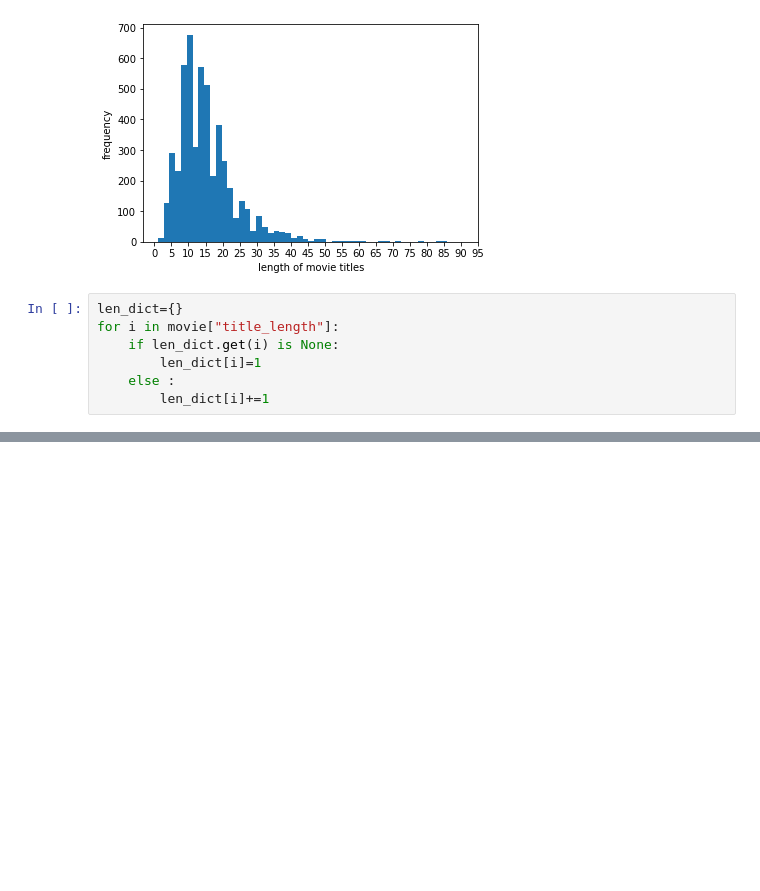
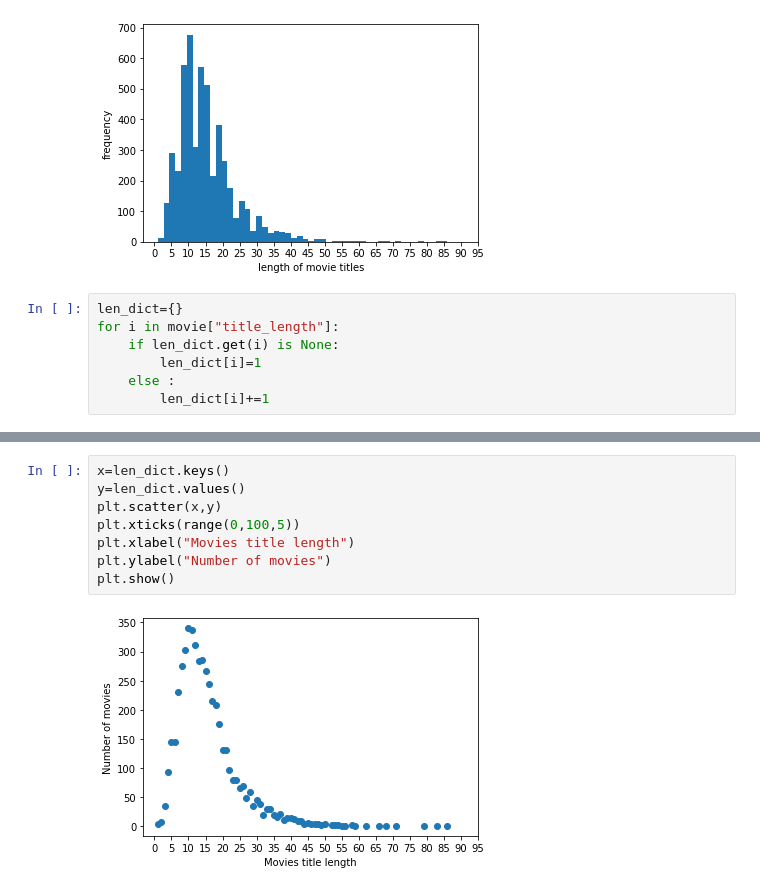
Before and after one commit to kumarshobhit/Python-master-course, a Jupyter notebook: DataScience/Matplotlib.ipynb, the cells around one changed output, grey strips where cells are left out. Saved outputs shown, nothing was run; the diff lists cells and outputs as text; blank space fills up the shorter version.

```diff
--- a/DataScience/Matplotlib.ipynb
+++ b/DataScience/Matplotlib.ipynb
@@ -521,0 +512,10 @@ plt.show()
+# %%
+x=len_dict.keys()
+y=len_dict.values()
+plt.scatter(x,y)
+plt.xticks(range(0,100,5))
+plt.xlabel("Movies title length")
+plt.ylabel("Number of movies")
+plt.show()
+# %% [output]
+[figure, added]
```
Also changed, not shown: parts of 3 cells of this notebook, 12 other files.
